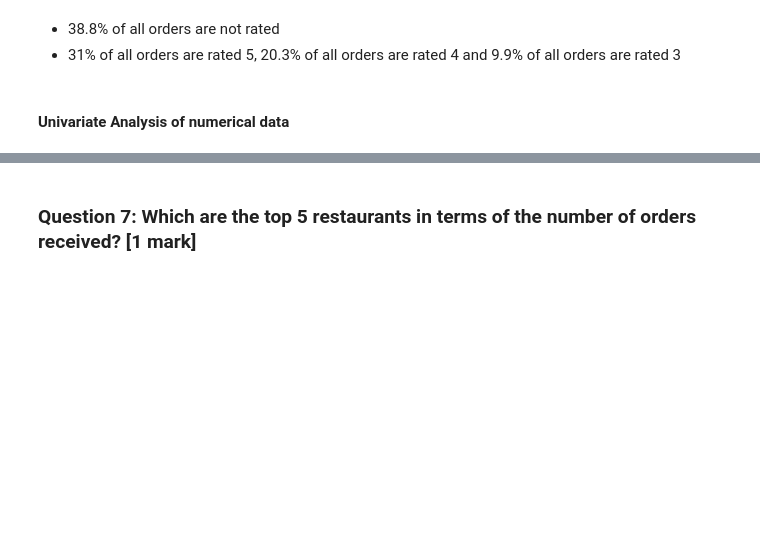
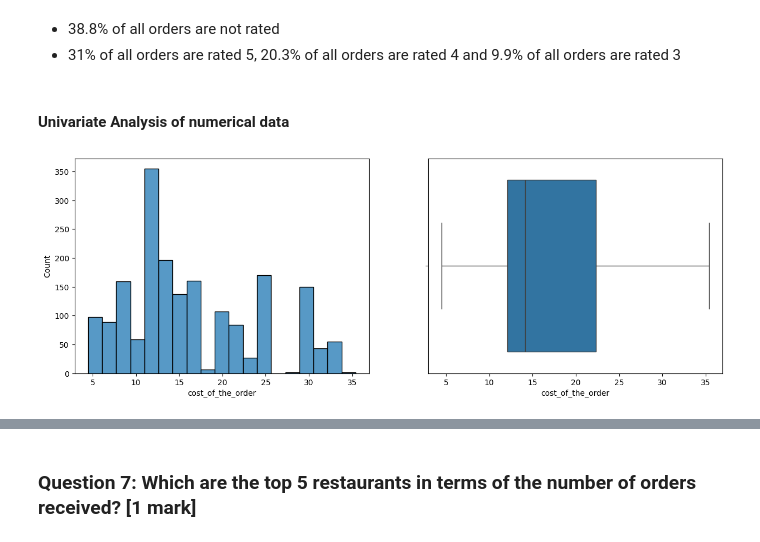
Before and after one commit to sheikhomer/FoodHubDataAnalysis, a Jupyter notebook: Learner_Notebook_Full_Code.ipynb, the cells around one changed output, grey strips where cells are left out. Drawn from its saved outputs; the diff is of its cells as text; code cells hidden in the pictures; blank space fills up the shorter version.

```diff
--- a/Learner_Notebook_Full_Code.ipynb
+++ b/Learner_Notebook_Full_Code.ipynb
@@ -284,3 +278,12 @@ plt.show()
 * 31% of all orders are rated 5, 20.3% of all orders are rated 4 and 9.9% of all orders are rated 3
 # %% [markdown]
 #### Univariate Analysis of numerical data
+# %%
+plt.figure(figsize = (15,5))
+plt.subplot(1,2,1)
+sns.histplot(x = 'cost_of_the_order', data = df) # histogram for cost_of_the_order
+plt.subplot(1,2,2)
+sns.boxplot(x = 'cost_of_the_order', data = df) # boxplot for cost_of_the_order
+plt.show()
+# %% [output]
+[figure, added]
```
Also changed, not shown: parts of 83 cells of this notebook.
